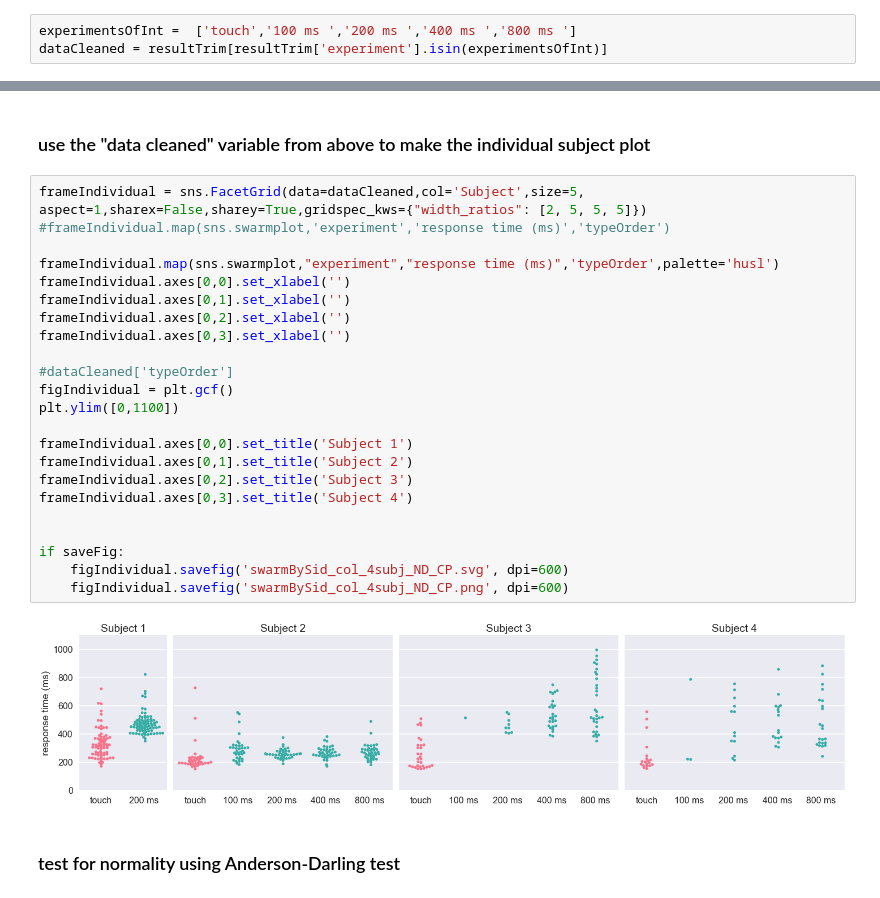
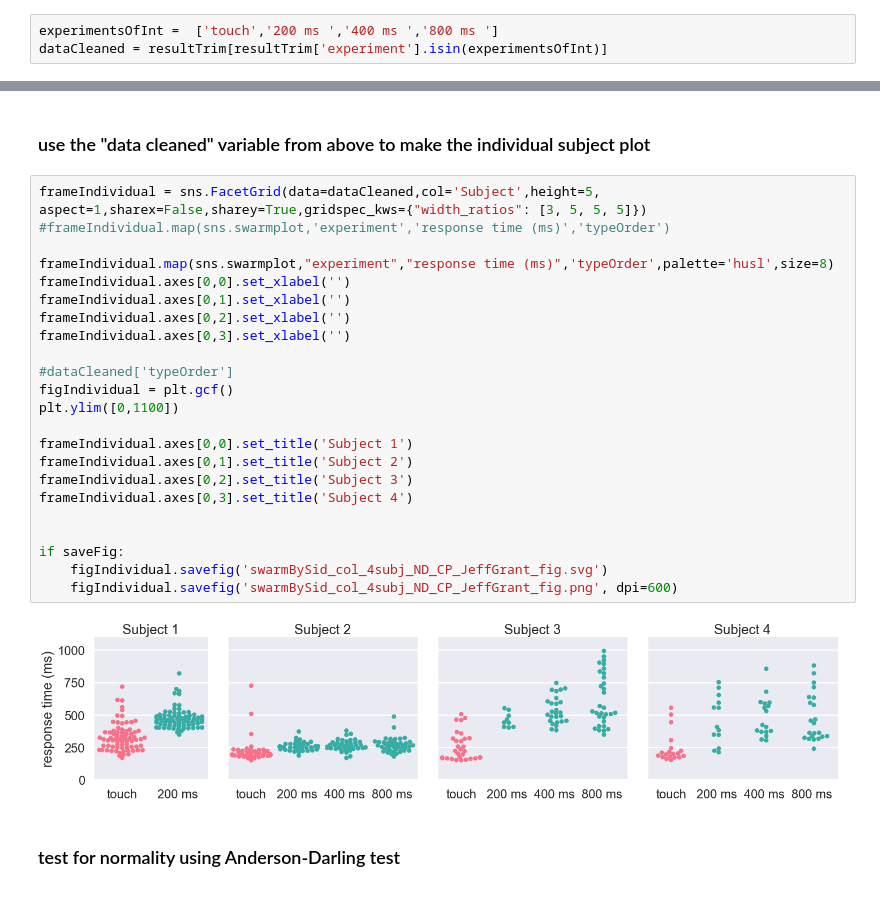
Before and after one commit to davidjuliancaldwell/responseTimingPaper, a Jupyter notebook: plotting_response_time_data.ipynb, the cells around one changed output, grey strips where cells are left out. Cells and saved outputs as stored; diff of their text form.

Commit message:
modifications for figure for grant

```diff
--- a/plotting_response_time_data.ipynb
+++ b/plotting_response_time_data.ipynb
@@ -186,7 +232,7 @@ dataCleaned.groupby(['Subject','experiment']).describe().round()
 # %% [markdown]
 ### Now exclude off-target and null stimulation from further plots
 # %%
-experimentsOfInt =  ['touch','100 ms ','200 ms ','400 ms ','800 ms ']
+experimentsOfInt =  ['touch','200 ms ','400 ms ','800 ms ']
 dataCleaned = resultTrim[resultTrim['experiment'].isin(experimentsOfInt)]
 # %% [markdown]
 ### Now we will prepare the figures
@@ -305,30 +351,30 @@ See the caveats in the documentation: http://pandas.pydata.org/pandas-docs/stabl
 # %% [markdown]
 ### use the "data cleaned" variable from above to make the individual subject plot
 # %%
-frameIndividual = sns.FacetGrid(data=dataCleaned,col='Subject',size=5, aspect=1,sharex=False,sharey=True,gridspec_kws={"width_ratios": [2, 5, 5, 5]})
+frameIndividual = sns.FacetGrid(data=dataCleaned,col='Subject',height=5, aspect=1,sharex=False,sharey=True,gridspec_kws={"width_ratios": [3, 5, 5, 5]})
 #frameIndividual.map(sns.swarmplot,'experiment','response time (ms)','typeOrder')
 
-frameIndividual.map(sns.swarmplot,"experiment","response time (ms)",'typeOrder',palette='husl')
+frameIndividual.map(sns.swarmplot,"experiment","response time (ms)",'typeOrder',palette='husl',size=8)
 frameIndividual.axes[0,0].set_xlabel('')
 frameIndividual.axes[0,1].set_xlabel('')
 frameIndividual.axes[0,2].set_xlabel('')
 frameIndividual.axes[0,3].set_xlabel('')
 
 #dataCleaned['typeOrder']
 figIndividual = plt.gcf()
 plt.ylim([0,1100])
 
 frameIndividual.axes[0,0].set_title('Subject 1')
 frameIndividual.axes[0,1].set_title('Subject 2')
 frameIndividual.axes[0,2].set_title('Subject 3')
 frameIndividual.axes[0,3].set_title('Subject 4')
 
 
 if saveFig:
-    figIndividual.savefig('swarmBySid_col_4subj_ND_CP.svg', dpi=600)
-    figIndividual.savefig('swarmBySid_col_4subj_ND_CP.png', dpi=600)
+    figIndividual.savefig('swarmBySid_col_4subj_ND_CP_JeffGrant_fig.svg')
+    figIndividual.savefig('swarmBySid_col_4subj_ND_CP_JeffGrant_fig.png', dpi=600)
 # %% [output]
-[figure, old version]
+[figure, new version]
 # %% [markdown]
 ### test for normality using Anderson-Darling test
 # %%
```
Also changed, not shown: parts of 6 cells of this notebook.
